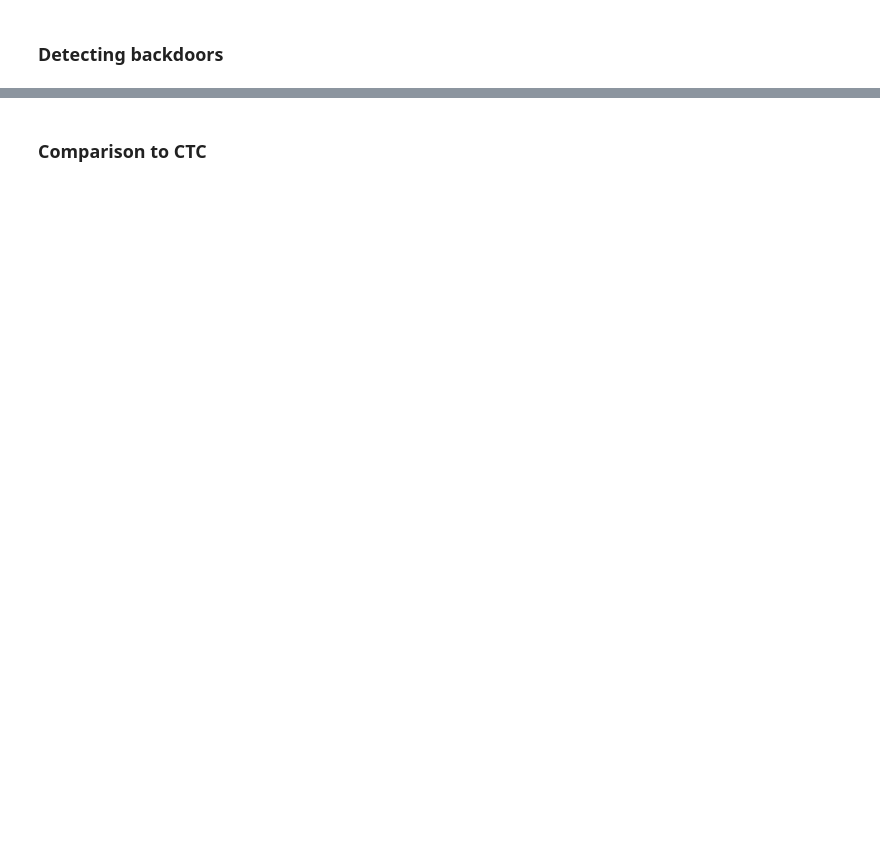
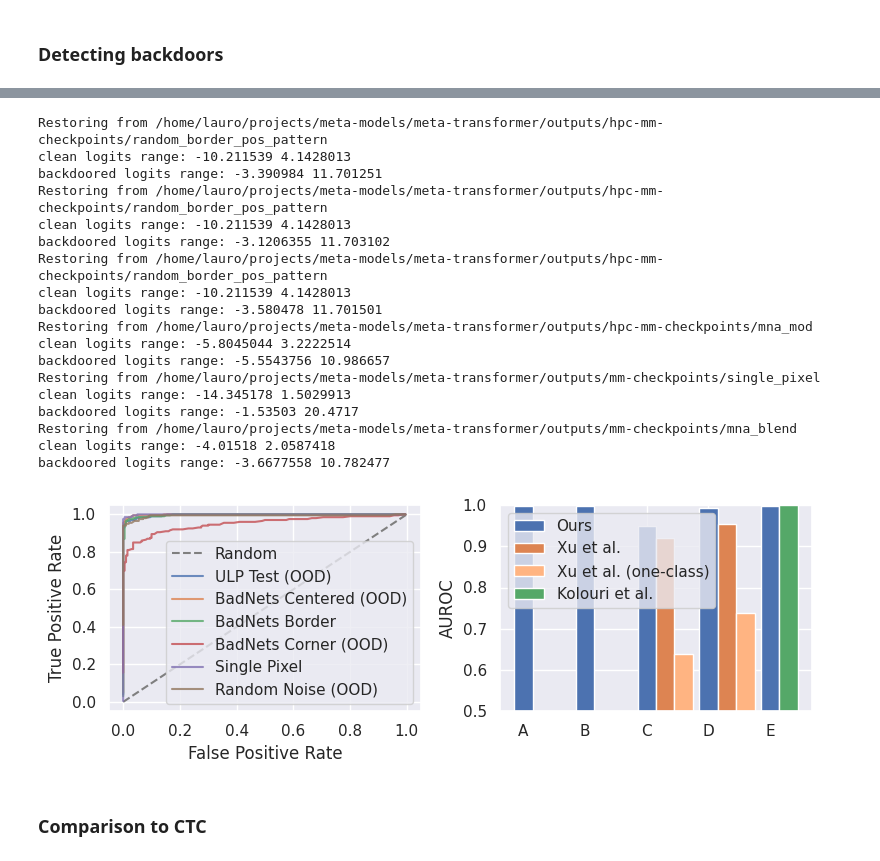
Before and after one commit to langosco/meta-transformer, a Jupyter notebook: notebooks/paper-plots.ipynb, the cells around one changed output, grey strips where cells are left out. Saved outputs shown, nothing was run; the diff lists cells and outputs as text; code cells hidden in the pictures; blank space fills up the shorter version.

```diff
--- a/notebooks/paper-plots.ipynb
+++ b/notebooks/paper-plots.ipynb
@@ -39,7 +41,8 @@ POISON_TYPES = [
     "random_border_pos_pattern",
     "simple_pattern_ood",  # not really OOD
     "single_pixel",
-    "random_noise",
+#    "random_noise",
+    "random_noise_ood"
 ]
 
 
@@ -47,9 +50,10 @@ PLOT_NAMES = {
     "ulp_test_ood": "ULP Test (OOD)",
     "center_pattern_ood": "BadNets Centered (OOD)",
     "random_border_pos_pattern": "BadNets Border",
-    "simple_pattern_ood": "BadNets Corner",
+    "simple_pattern_ood": "BadNets Corner (OOD)",
     "single_pixel": "Single Pixel",
-    "random_noise": "Random Noise",
+#    "random_noise": "Random Noise",
+    "random_noise_ood": 'Random Noise (OOD)'
 }
 
 
@@ -93,18 +97,22 @@ checkpoint_dirs = {
     "random_border_pos_pattern": hpc_checkpoint_dir + "/random_border_pos_pattern",
     "center_pattern_ood": hpc_checkpoint_dir + "/random_border_pos_pattern",
     "ulp_test_ood": hpc_checkpoint_dir + "/random_border_pos_pattern",
-    "simple_pattern_ood": hpc_checkpoint_dir + "/random_border_pos_pattern",
+#    "simple_pattern_ood": hpc_checkpoint_dir + "/random_border_pos_pattern",
+    "simple_pattern_ood": hpc_checkpoint_dir + "/mna_mod",
     "single_pixel": local_checkpoint_dir + "/single_pixel",
-    "random_noise": local_checkpoint_dir + "/random_noise",
+#    "random_noise": local_checkpoint_dir + "/random_noise",
+    "random_noise_ood": local_checkpoint_dir + "/mna_blend",
 }
 
 run_names = {
     "random_border_pos_pattern": "run_1695834256",
     "center_pattern_ood": "run_1695834256",
     "ulp_test_ood": "run_1695834256",
-    "simple_pattern_ood": "run_1695834256",
+#    "simple_pattern_ood": "run_1695834256",
+    "simple_pattern_ood": "run_1695983765",
     "single_pixel": "run_1695862808",
     "random_noise": "run_1695874903",
+    "random_noise_ood": "run_1695981316",
 }
 
 #assert len(checkpoint_dirs) == len(run_names) == len(POISON_TYPES)
@@ -251,3 +163,0 @@ reported_rocs
-# %%
-for ptype in ROCS_TO_PLOT:
-    print(PLOT_NAMES[ptype])
@@ -311,3 +254,30 @@ ax.set_ylim((0.5, 1))
+# %%
+fig, axs = plt.subplots(1, 2, figsize=FIGSIZE)
+roc = roc_curve(axs[0])
+auroc_bar_chart(axs[1], roc)
+
+plt.tight_layout()
+plt.savefig(figdir + "backdoors_roc.pdf", bbox_inches="tight")
+# %% [output]
+Restoring from /home/lauro/projects/meta-models/meta-transformer/outputs/hpc-mm-checkpoints/random_border_pos_pattern
+clean logits range: -10.211539 4.1428013
+backdoored logits range: -3.390984 11.701251
+Restoring from /home/lauro/projects/meta-models/meta-transformer/outputs/hpc-mm-checkpoints/random_border_pos_pattern
+clean logits range: -10.211539 4.1428013
+backdoored logits range: -3.1206355 11.703102
+Restoring from /home/lauro/projects/meta-models/meta-transformer/outputs/hpc-mm-checkpoints/random_border_pos_pattern
+clean logits range: -10.211539 4.1428013
+backdoored logits range: -3.580478 11.701501
+Restoring from /home/lauro/projects/meta-models/meta-transformer/outputs/hpc-mm-checkpoints/mna_mod
+clean logits range: -5.8045044 3.2222514
+backdoored logits range: -5.5543756 10.986657
+Restoring from /home/lauro/projects/meta-models/meta-transformer/outputs/mm-checkpoints/single_pixel
+clean logits range: -14.345178 1.5029913
+backdoored logits range: -1.53503 20.4717
+Restoring from /home/lauro/projects/meta-models/meta-transformer/outputs/mm-checkpoints/mna_blend
+clean logits range: -4.01518 2.0587418
+backdoored logits range: -3.6677558 10.782477
+[figure, added]
 # %% [markdown]
 ### Comparison to CTC
 # %%
```
Also changed, not shown: parts of 11 cells of this notebook, 5 other files.
